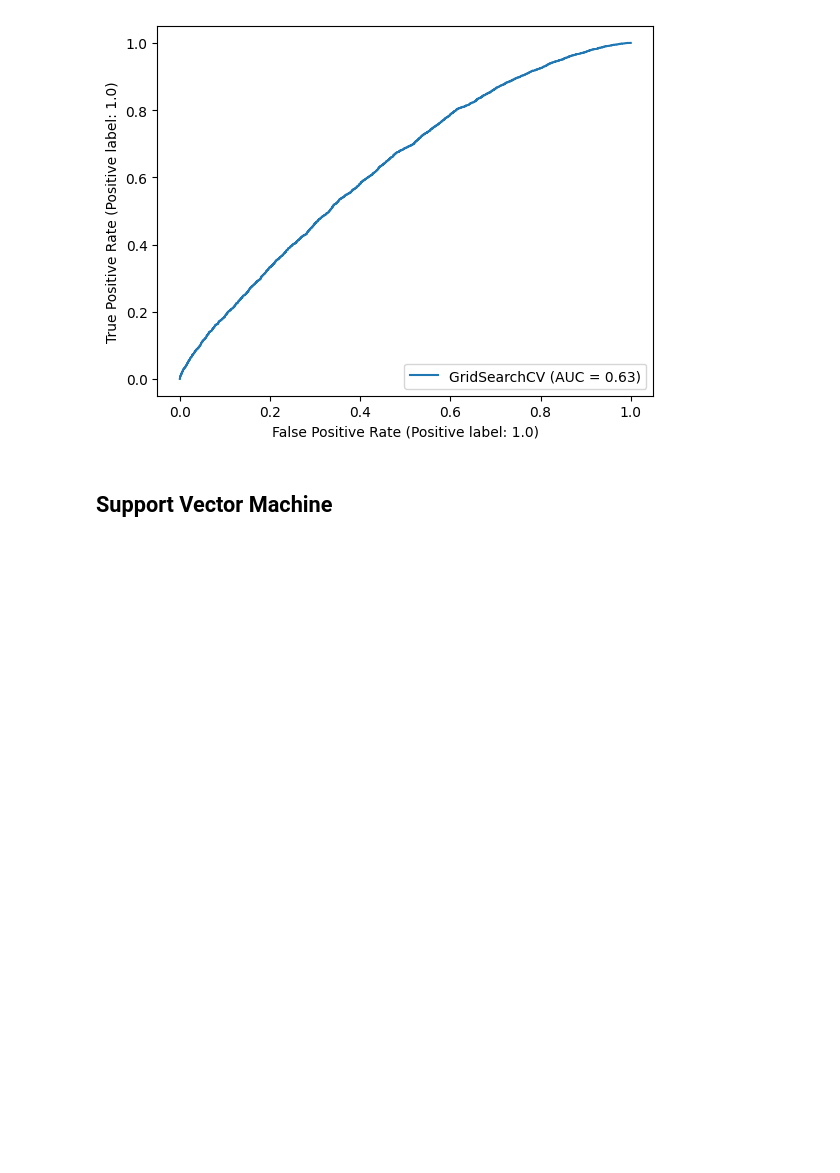
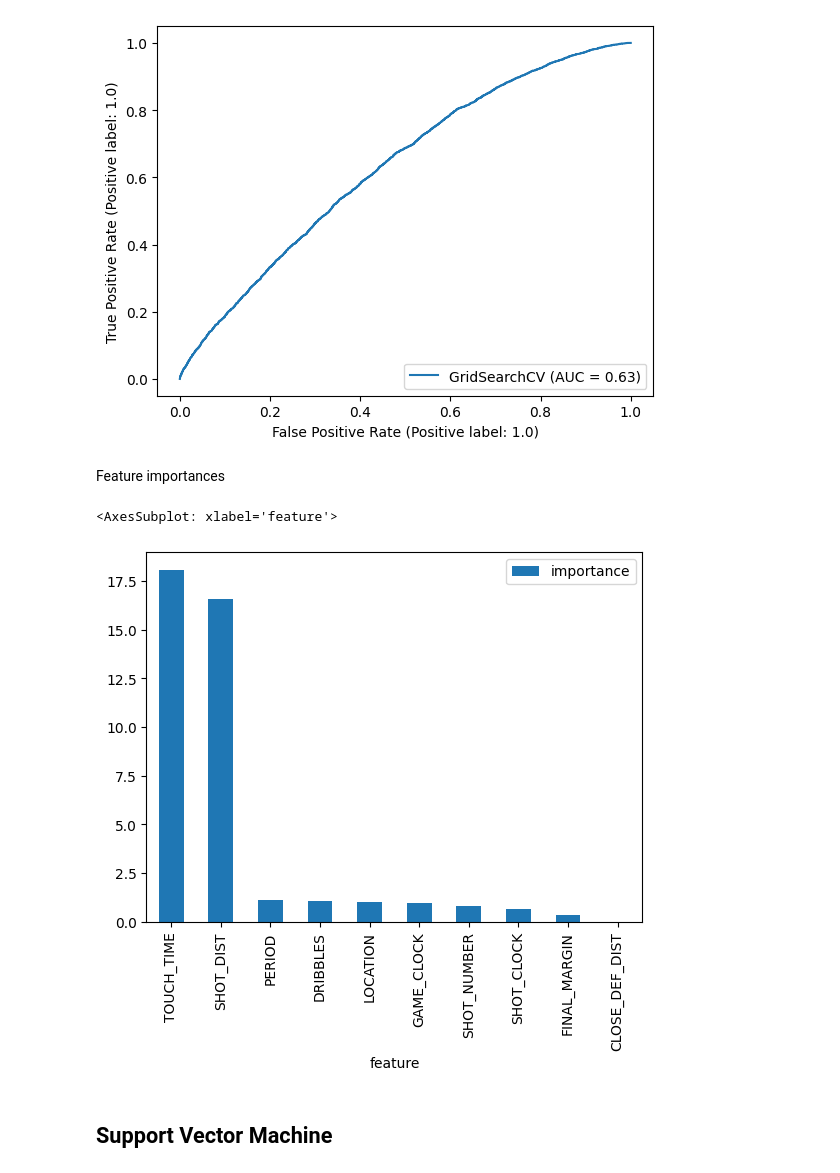
Before and after one commit to rejsafranko/Predicting-NBA-Shots, a Jupyter notebook: notebooks/model_performance_analysis.ipynb, the cells around one changed output. Cells and saved outputs as stored; diff of their text form; code cells hidden in the pictures; blank space fills up the shorter version.

```diff
--- a/notebooks/model_performance_analysis.ipynb
+++ b/notebooks/model_performance_analysis.ipynb
@@ -54,6 +54,15 @@ ROC Curve
 RocCurveDisplay.from_estimator(model, test_data["features"], test_data["labels"]);
 # %% [output]
 [figure]
+# %% [markdown]
+Feature importances
+# %%
+importances = pd.DataFrame({'feature': test_data['features'].columns, 'importance': np.exp(model.best_estimator_.coef_[0])})
+importances = importances.sort_values('importance',ascending=False).set_index('feature')
+importances.plot.bar()
+# %% [output]
+<AxesSubplot: xlabel='feature'>
+[figure, added]
 # %% [markdown]
 ## Support Vector Machine
 # %%
```
Also changed, not shown: parts of 2 cells of this notebook, 1 other file.
